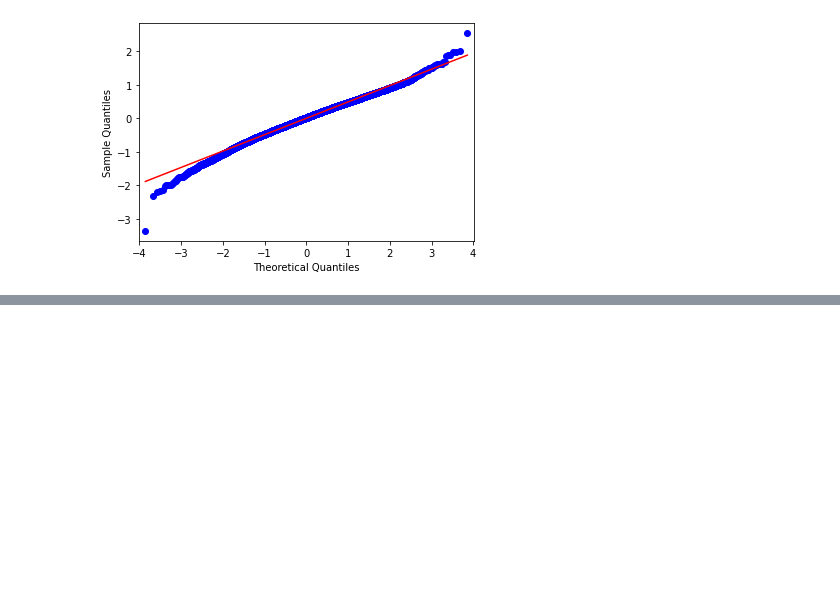
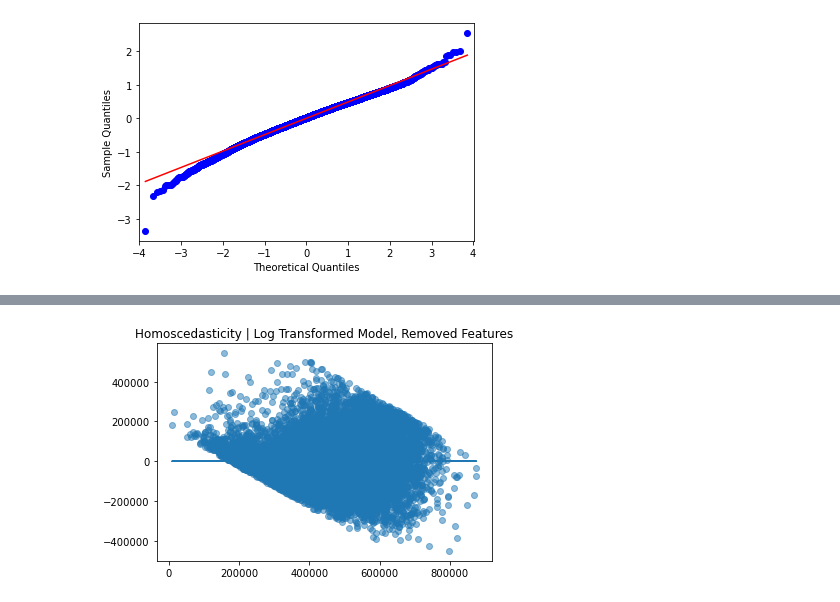
Before and after one commit to dtunnicliffe/house-price-regression-project, a Jupyter notebook: Modeling_Final.ipynb, the cells around one changed output, grey strips where cells are left out. Drawn from its saved outputs; the diff is of its cells as text; code cells hidden in the pictures; blank space fills up the shorter version.

```diff
--- a/Modeling_Final.ipynb
+++ b/Modeling_Final.ipynb
@@ -450,0 +486,5 @@ print('13: ' + str(sum_of_grade_13))
+# %%
+f = 'price ~ sqft_living + log_school + log_coffee + log_scientology'
+
+model = ols(formula = f, data = data).fit()
+model.summary()
@@ -450,0 +516,10 @@ print('13: ' + str(sum_of_grade_13))
+# %%
+predictors_3 = ['sqft_living', 'log_school', 'log_coffee', 'log_scientology']
+
+plt.scatter(model.predict(data[predictors_3]), model.resid, alpha = .5);
+#plt.scatter(model.predict(df[predictors_3]), model.resid, alpha = .5);
+plt.plot(model.predict(data[predictors_3]), [0 for i in range(len(data))]);
+#plt.plot(model.predict(df[predictors_3]), [0 for i in range(len(df))]);
+plt.title('Homoscedasticity | Log Transformed Model, Removed Features');
+# %% [output]
+[figure, added]
```
Also changed, not shown: parts of 31 cells of this notebook.
